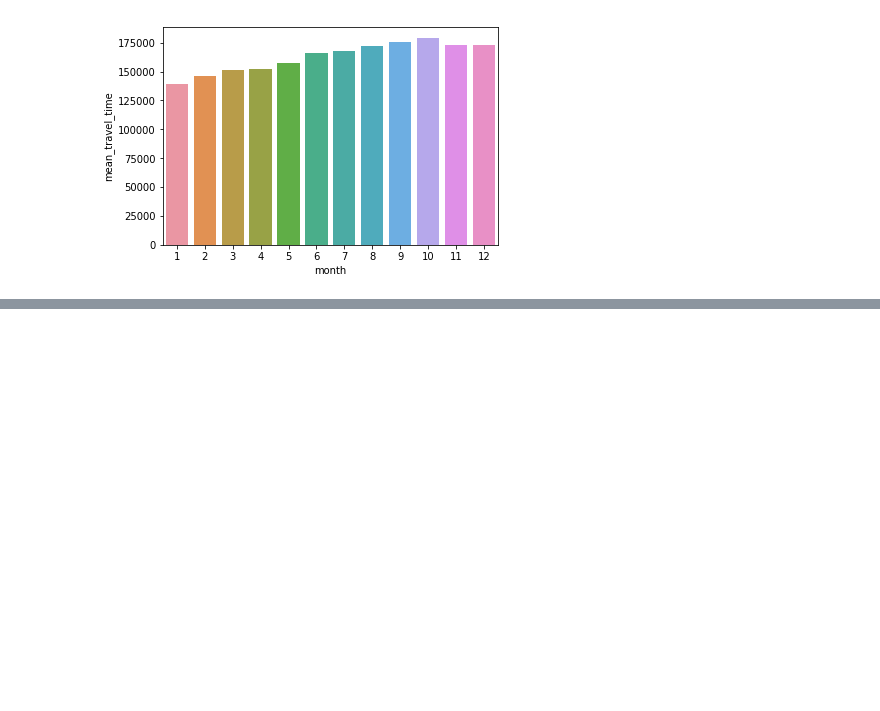
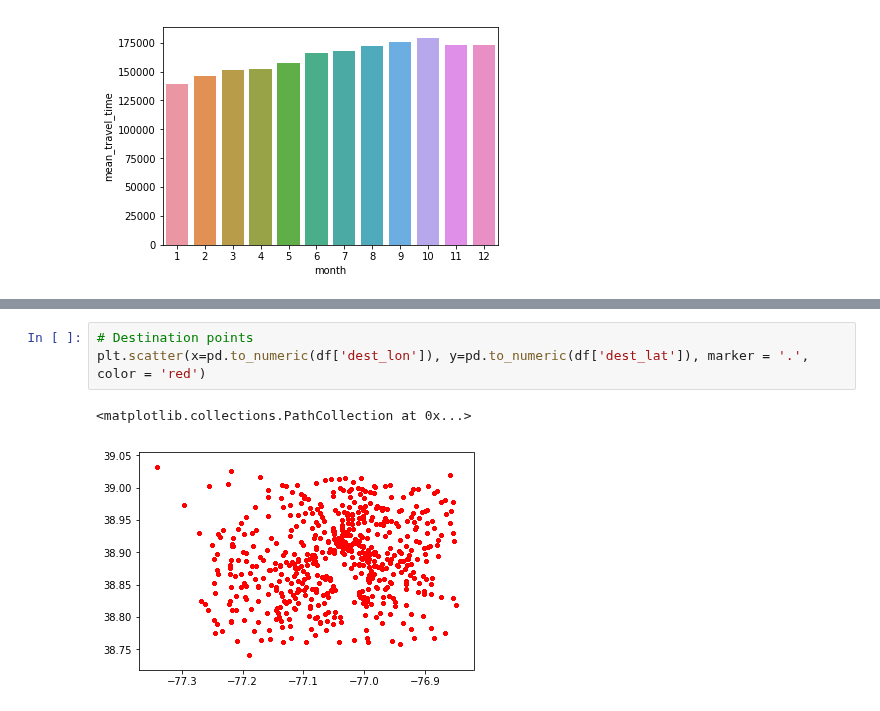
Before and after one commit to yegorkryukov/dc_public_transport, a Jupyter notebook: data_acquisition/uber/2016_month_weekday.ipynb, the cells around one changed output, grey strips where cells are left out. Cells and saved outputs as stored; diff of their text form; blank space fills up the shorter version.

```diff
--- a/data_acquisition/uber/2016_month_weekday.ipynb
+++ b/data_acquisition/uber/2016_month_weekday.ipynb
@@ -60,0 +92,6 @@ sns.barplot(x='month', y='mean_travel_time',
+# %%
+# Destination points
+plt.scatter(x=pd.to_numeric(df['dest_lon']), y=pd.to_numeric(df['dest_lat']), marker = '.', color = 'red')
+# %% [output]
+<matplotlib.collections.PathCollection at 0x...>
+[figure, added]
```
Also changed, not shown: parts of 4 cells of this notebook.
